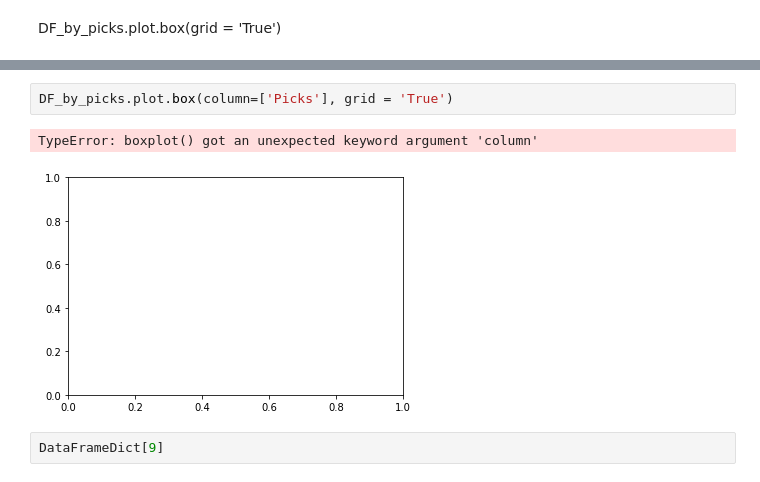
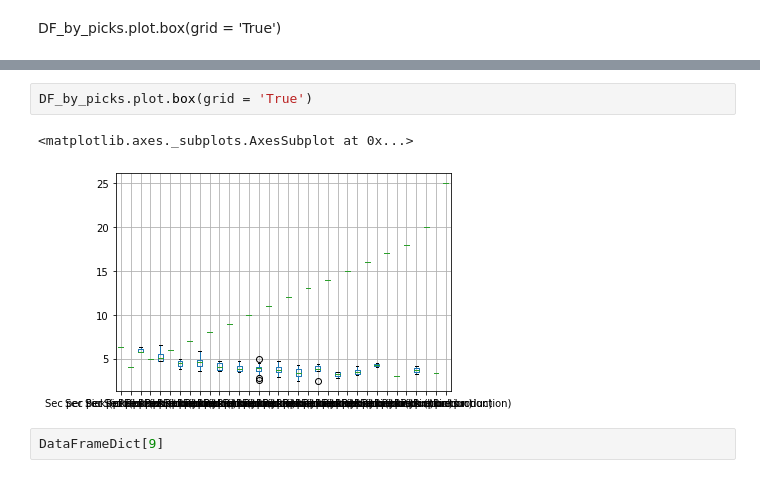
Before and after one commit to QPeiran/PythonStatistics, a Jupyter notebook: TestEnv.ipynb, the cells around one changed output, grey strips where cells are left out. Saved outputs shown, nothing was run; the diff lists cells and outputs as text.

Commit message:
Revert "check point -- Boxplot axis invertse"
This reverts commit 9c3088ee9b08f5d40cc6c98cdcaf1bfa69ee37f4.

```diff
--- a/TestEnv.ipynb
+++ b/TestEnv.ipynb
@@ -116,8 +96,8 @@ DataFrameDict[10]
 # %%
-DF_by_picks.plot.box(column=['Picks'], grid = 'True')
+DF_by_picks.plot.box(grid = 'True')
 # %% [output]
-TypeError: boxplot() got an unexpected keyword argument 'column'
+<matplotlib.axes._subplots.AxesSubplot at 0x...>
-[figure, old version]
+[figure, new version]
 # %%
 DataFrameDict[9]
 # %% [output]
```
Also changed, not shown: parts of 1 cell of this notebook, 1 other file.
